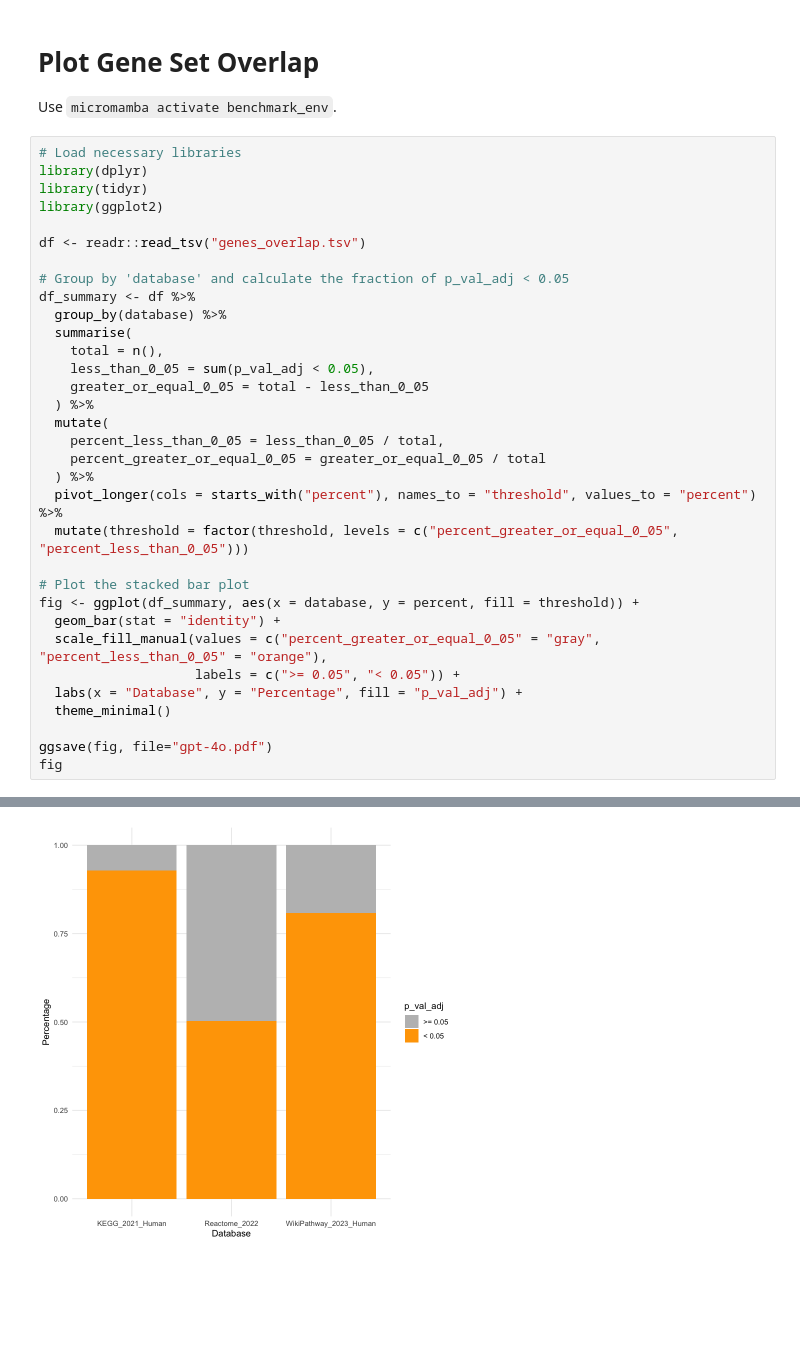
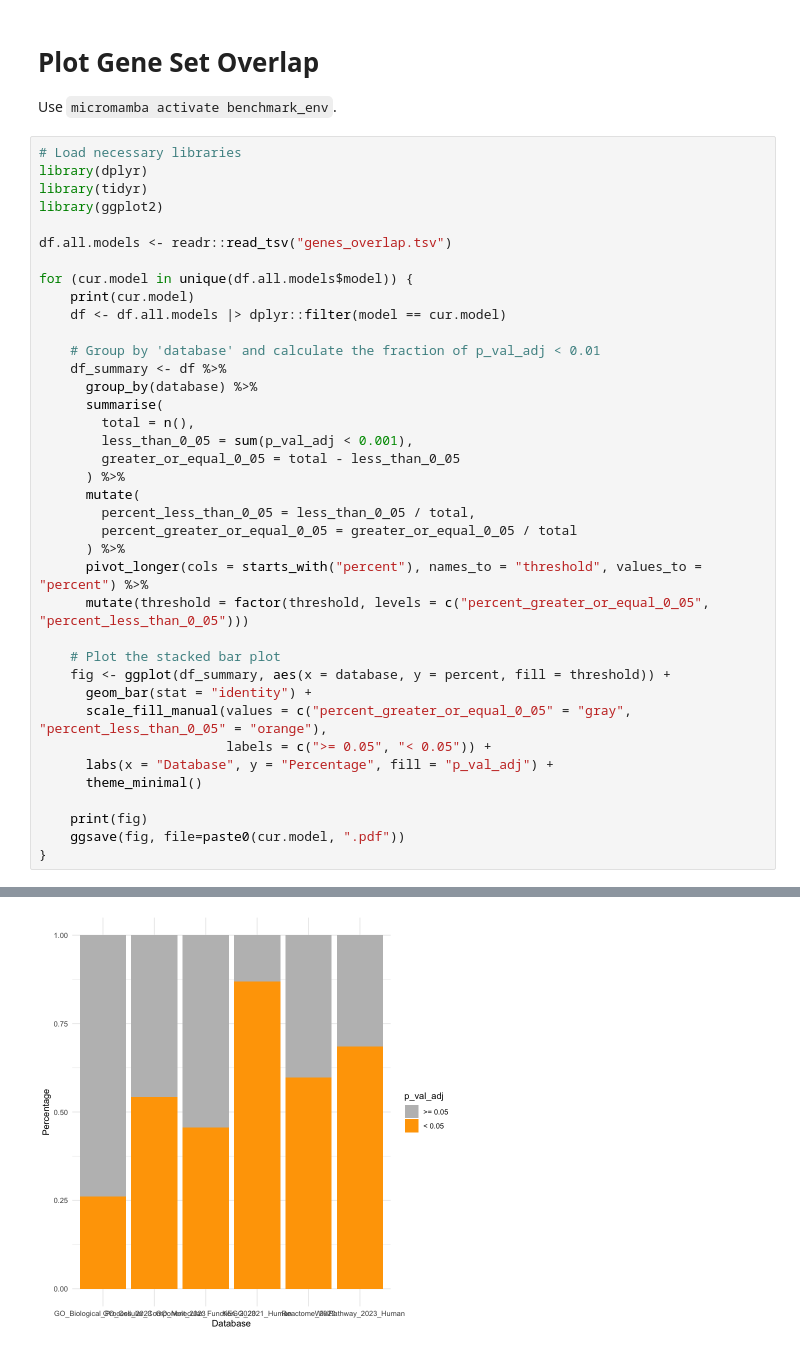
Before and after one commit to Alector-BIO/llm2geneset, a Jupyter notebook: notebooks/1_genes_overlap_plots.ipynb, the cells around one changed output, grey strips where cells are left out. Drawn from its saved outputs; the diff is of its cells as text; blank space fills up the shorter version.

Commit message:
added a simple performance plot

```diff
--- a/notebooks/1_genes_overlap_plots.ipynb
+++ b/notebooks/1_genes_overlap_plots.ipynb
@@ -7,31 +7,36 @@ library(dplyr)
 library(tidyr)
 library(ggplot2)
 
-df <- readr::read_tsv("genes_overlap.tsv")
+df.all.models <- readr::read_tsv("genes_overlap.tsv")
 
-# Group by 'database' and calculate the fraction of p_val_adj < 0.05
-df_summary <- df %>%
-  group_by(database) %>%
-  summarise(
-    total = n(),
-    less_than_0_05 = sum(p_val_adj < 0.05),
-    greater_or_equal_0_05 = total - less_than_0_05
-  ) %>%
-  mutate(
-    percent_less_than_0_05 = less_than_0_05 / total,
-    percent_greater_or_equal_0_05 = greater_or_equal_0_05 / total
-  ) %>%
-  pivot_longer(cols = starts_with("percent"), names_to = "threshold", values_to = "percent") %>%
-  mutate(threshold = factor(threshold, levels = c("percent_greater_or_equal_0_05", "percent_less_than_0_05")))
+for (cur.model in unique(df.all.models$model)) {
+    print(cur.model)
+    df <- df.all.models |> dplyr::filter(model == cur.model)
 
-# Plot the stacked bar plot
-fig <- ggplot(df_summary, aes(x = database, y = percent, fill = threshold)) +
-  geom_bar(stat = "identity") +
-  scale_fill_manual(values = c("percent_greater_or_equal_0_05" = "gray", "percent_less_than_0_05" = "orange"),
-                    labels = c(">= 0.05", "< 0.05")) +
-  labs(x = "Database", y = "Percentage", fill = "p_val_adj") +
-  theme_minimal()
+    # Group by 'database' and calculate the fraction of p_val_adj < 0.01
+    df_summary <- df %>%
+      group_by(database) %>%
+      summarise(
+        total = n(),
+        less_than_0_05 = sum(p_val_adj < 0.001),
+        greater_or_equal_0_05 = total - less_than_0_05
+      ) %>%
+      mutate(
+        percent_less_than_0_05 = less_than_0_05 / total,
+        percent_greater_or_equal_0_05 = greater_or_equal_0_05 / total
+      ) %>%
+      pivot_longer(cols = starts_with("percent"), names_to = "threshold", values_to = "percent") %>%
+      mutate(threshold = factor(threshold, levels = c("percent_greater_or_equal_0_05", "percent_less_than_0_05")))
 
-ggsave(fig, file="gpt-4o.pdf")
-fig
+    # Plot the stacked bar plot
+    fig <- ggplot(df_summary, aes(x = database, y = percent, fill = threshold)) +
+      geom_bar(stat = "identity") +
+      scale_fill_manual(values = c("percent_greater_or_equal_0_05" = "gray", "percent_less_than_0_05" = "orange"),
+                        labels = c(">= 0.05", "< 0.05")) +
+      labs(x = "Database", y = "Percentage", fill = "p_val_adj") +
+      theme_minimal()
+
+    print(fig)
+    ggsave(fig, file=paste0(cur.model, ".pdf"))
+}
 # %% [output]
@@ -47 +55 @@ Saving 7 x 7 in image
-[figure, old version]
+[figure, new version]
```
Also changed, not shown: parts of 1 cell of this notebook.
